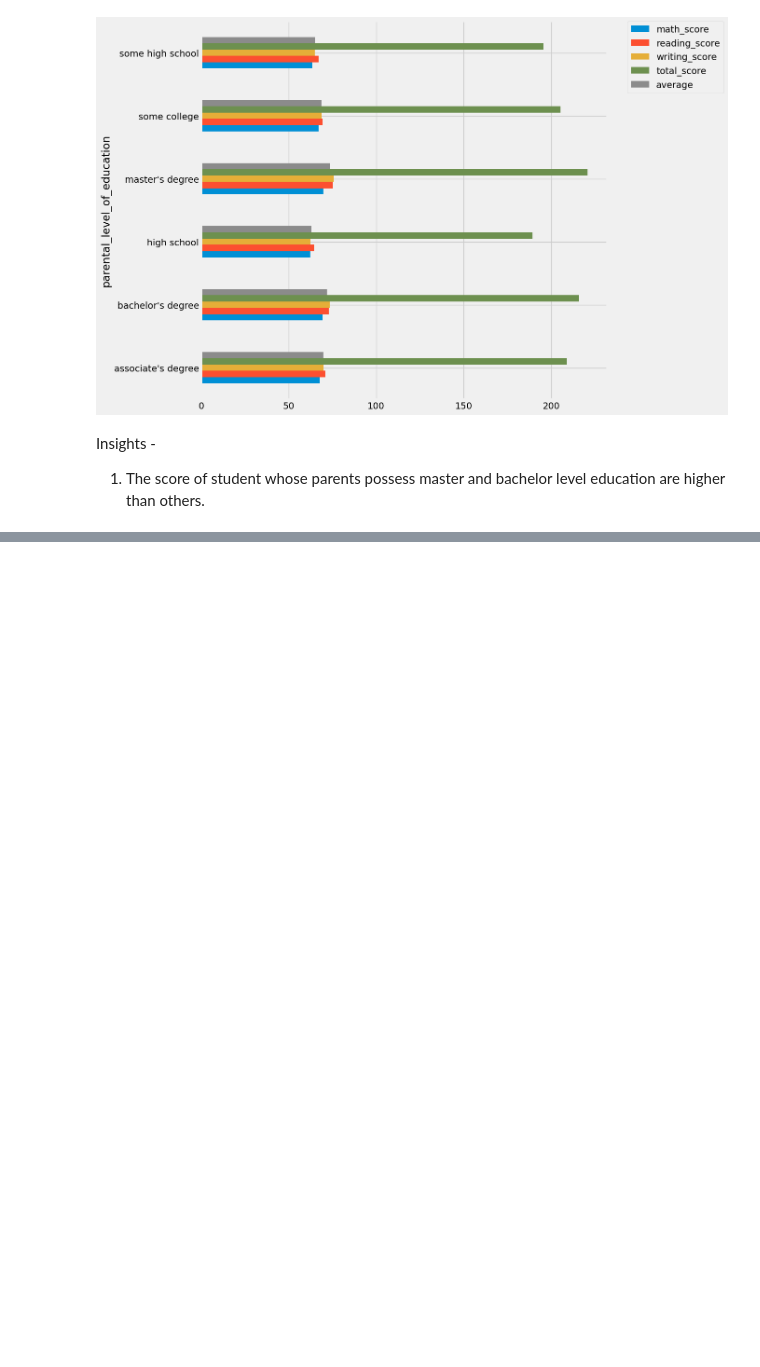
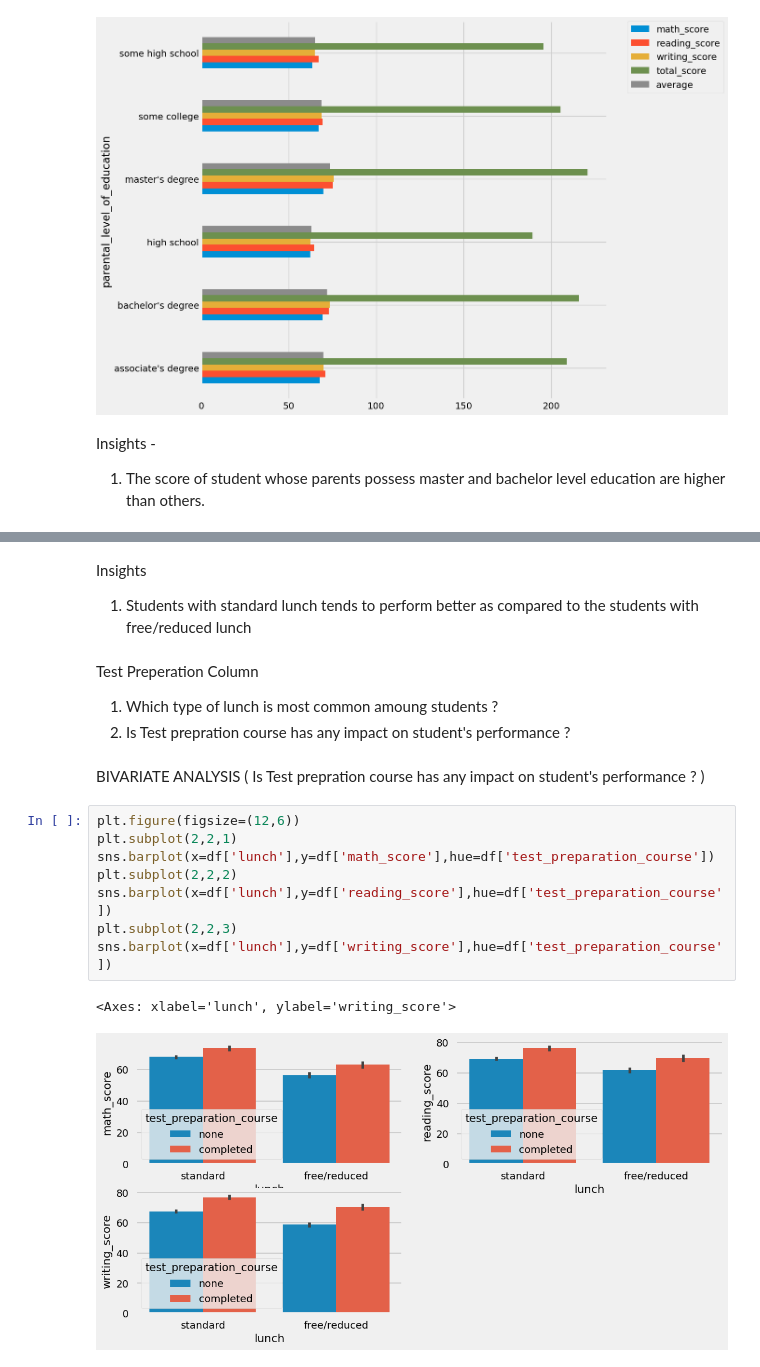
Before and after one commit to Sonali2310/End-to-End-ML-Project, a Jupyter notebook: notebook/data/EDA Student performance.ipynb, the cells around one changed output, grey strips where cells are left out. Saved outputs shown, nothing was run; the diff lists cells and outputs as text; blank space fills up the shorter version.

```diff
--- a/notebook/data/EDA Student performance.ipynb
+++ b/notebook/data/EDA Student performance.ipynb
@@ -467,0 +500,20 @@ Insights -
+# %% [markdown]
+Insights
+1. Students with standard lunch tends to perform better as compared to the students with free/reduced lunch
+# %% [markdown]
+Test Preperation Column
+1. Which type of lunch is most common amoung students ?
+2. Is Test prepration course has any impact on student's performance ?
+# %% [markdown]
+BIVARIATE ANALYSIS ( Is Test prepration course has any impact on student's performance ? )
+# %%
+plt.figure(figsize=(12,6))
+plt.subplot(2,2,1)
+sns.barplot(x=df['lunch'],y=df['math_score'],hue=df['test_preparation_course'])
+plt.subplot(2,2,2)
+sns.barplot(x=df['lunch'],y=df['reading_score'],hue=df['test_preparation_course'])
+plt.subplot(2,2,3)
+sns.barplot(x=df['lunch'],y=df['writing_score'],hue=df['test_preparation_course'])
+# %% [output]
+<Axes: xlabel='lunch', ylabel='writing_score'>
+[figure, added]
```
Also changed, not shown: parts of 13 cells of this notebook.
